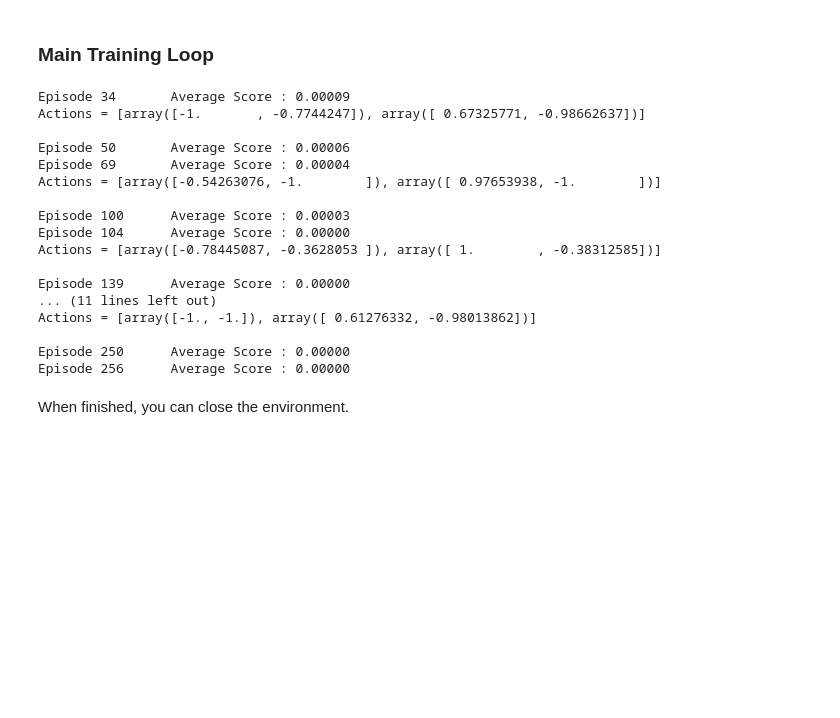
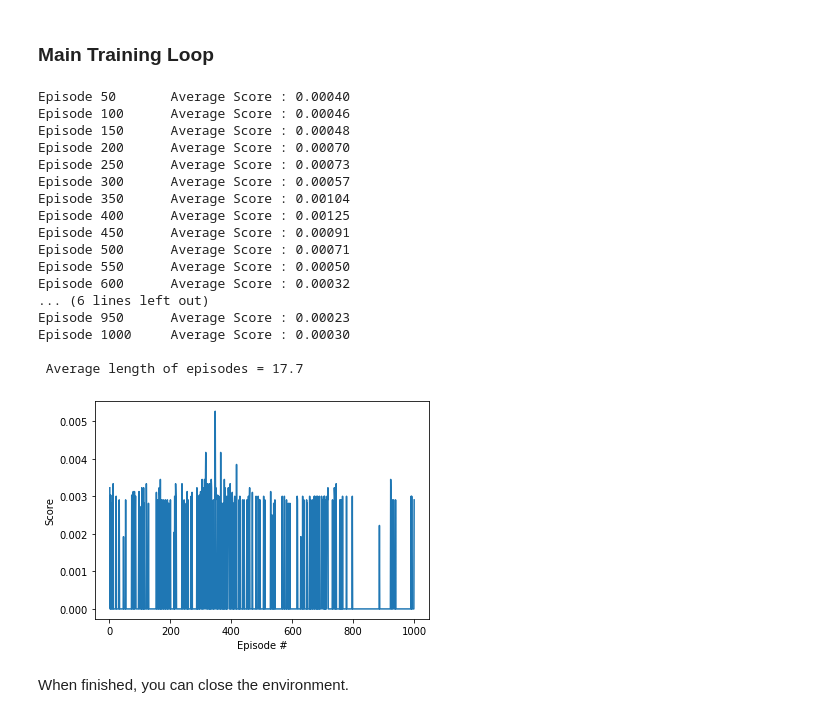
Before and after one commit to jfmolderez/drlnd_p3_collab, a Jupyter notebook: Tennis.ipynb, the cells around one changed output. Drawn from its saved outputs; the diff is of its cells as text; code cells hidden in the pictures; blank space fills up the shorter version.

```diff
--- a/Tennis.ipynb
+++ b/Tennis.ipynb
@@ -283,8 +282,8 @@ num_agents = 2
 states_size = num_agents * state_size
 actions_size = num_agents * action_size
 
-critic = Critic(states_size, actions_size).to(device)
-target_critic = Critic(states_size, actions_size).to(device)
+critic = Critic(states_size + actions_size).to(device)
+target_critic = Critic(states_size + actions_size).to(device)
 hard_update(target_critic, critic)
 
 class Agent:
@@ -419,36 +419,35 @@ class MADDPG:
 # from https://github.com/songrotek/DDPG/blob/master/ou_noise.py
 class OUNoise:
 
-    def __init__(self, action_dimension, scale=1.0, mu=0, theta=0.15, sigma=0.4):
-        # scale = 0.1
-        self.action_dimension = action_dimension
-        self.scale = scale
-        self.mu = mu
+    def __init__(self, size, seed, mu=0., theta=0.15, sigma=0.2):
+        random.seed(seed)
+        np.random.seed(seed)
+        self.size = size
+        self.mu = mu * np.ones(size)
         self.theta = theta
         self.sigma = sigma
-        self.state = np.ones(self.action_dimension) * self.mu
         self.reset()
 
     def reset(self):
-        self.state = np.ones(self.action_dimension) * self.mu
+        self.state = copy.copy(self.mu)
 
     def noise(self):
         x = self.state
-        dx = self.theta * (self.mu - x) + self.sigma * np.random.randn(len(x))
+        dx = self.theta * (self.mu - x) + self.sigma * np.random.randn(self.size)
         self.state = x + dx
-        return self.state * self.scale
-        #return torch.tensor(self.state * self.scale).float()
+        return self.state
 # %% [markdown]
 ### Main Training Loop
 # %%
-num_episodes = 300 #2000
+num_episodes = 1000
 num_agents = 2
 
 # amplitude of OU Noise
 # this slowly decrease to zero
 
-noise = OUNoise(action_size, scale=0.9)
-noise_reduction = 0.9997
+noise = OUNoise(action_size, RANDOM_SEED)
+noise_reduction = 1.0 #0.99999
+t_stop_noise = 12000
 
 # initialize policy and critic
 maddpg = MADDPG(num_agents)
@@ -471,59 +470,65 @@ for i_episode in range(1, num_episodes + 1) :
 
     while True :
         i_step += 1
+        noise_reduction *= noise_reduction
         actions = maddpg.act(states)
-        noises = [noise.noise() * np.power(noise_reduction, i_step) for i in range(num_agents)]
-        actions = [np.clip(np.add(a,n), -1, 1)  for (a,n) in zip(actions, noises)]
-        if i_step % 500 == 0 :
-            print("\nActions = {}\n".format(actions))
+        if (i_step < t_stop_noise) :
+            noises = [noise.noise() * noise_reduction for i in range(num_agents)]
+            actions = [np.clip(np.add(a,n), -1, 1)  for (a,n) in zip(actions, noises)]
+
+        #if i_step % 200 == 0 :
+        #    print("\nActions without noise= {}".format(actions))
+        #    print("\nNoisy actions = {}\n".format(actions1))
+
         env_info = env.step(actions)[brain_name]
         next_states = env_info.vector_observations         # get next state (for each agent)
         rewards = env_info.rewards                         # get reward (for each agent)
         dones = env_info.local_done                        # see if episode finished
 
 
         maddpg.step(states, actions, rewards, next_states, dones)
         states = next_states
         agent0_rewards.append(rewards[0])
         agent1_rewards.append(rewards[1])
 
         if np.any(dones):
             break
 
     score = max(np.mean(agent0_rewards), np.mean(agent1_rewards))
     scores.append(score)
     scores_deque.append(score)
     print('\rEpisode {} \t Average Score : {:.5f}'.format(i_episode, np.mean(scores_deque)), end="")
     if  i_episode % print_every == 0 :
         print('\rEpisode {} \t Average Score : {:.5f}'.format(i_episode, np.mean(scores_deque)))
 
 print("\n Average length of episodes = {:.1f}".format(i_step * 1.0 / num_episodes))
 
 fig = plt.figure()
 ax = fig.add_subplot(111)
 plt.plot(np.arange(1, len(scores) + 1), scores)
 plt.ylabel('Score')
 plt.xlabel('Episode #')
 plt.savefig('scores.jpg')
 plt.show()
 # %% [output]
-Episode 34       Average Score : 0.00009
-Actions = [array([-1.       , -0.7744247]), array([ 0.67325771, -0.98662637])]
+Episode 50       Average Score : 0.00040
+Episode 100      Average Score : 0.00046
+Episode 150      Average Score : 0.00048
+Episode 200      Average Score : 0.00070
+Episode 250      Average Score : 0.00073
+Episode 300      Average Score : 0.00057
+Episode 350      Average Score : 0.00104
+Episode 400      Average Score : 0.00125
+Episode 450      Average Score : 0.00091
+Episode 500      Average Score : 0.00071
+Episode 550      Average Score : 0.00050
+Episode 600      Average Score : 0.00032
+... (6 lines left out)
+Episode 950      Average Score : 0.00023
+Episode 1000     Average Score : 0.00030
 
-Episode 50       Average Score : 0.00006
-Episode 69       Average Score : 0.00004
-Actions = [array([-0.54263076, -1.        ]), array([ 0.97653938, -1.        ])]
-
-Episode 100      Average Score : 0.00003
-Episode 104      Average Score : 0.00000
-Actions = [array([-0.78445087, -0.3628053 ]), array([ 1.        , -0.38312585])]
-
-Episode 139      Average Score : 0.00000
-... (11 lines left out)
-Actions = [array([-1., -1.]), array([ 0.61276332, -0.98013862])]
-
-Episode 250      Average Score : 0.00000
-Episode 256      Average Score : 0.00000
+ Average length of episodes = 17.7
+[figure, added]
 # %% [markdown]
 When finished, you can close the environment.
 # %%
```
Also changed, not shown: parts of 7 cells of this notebook.
